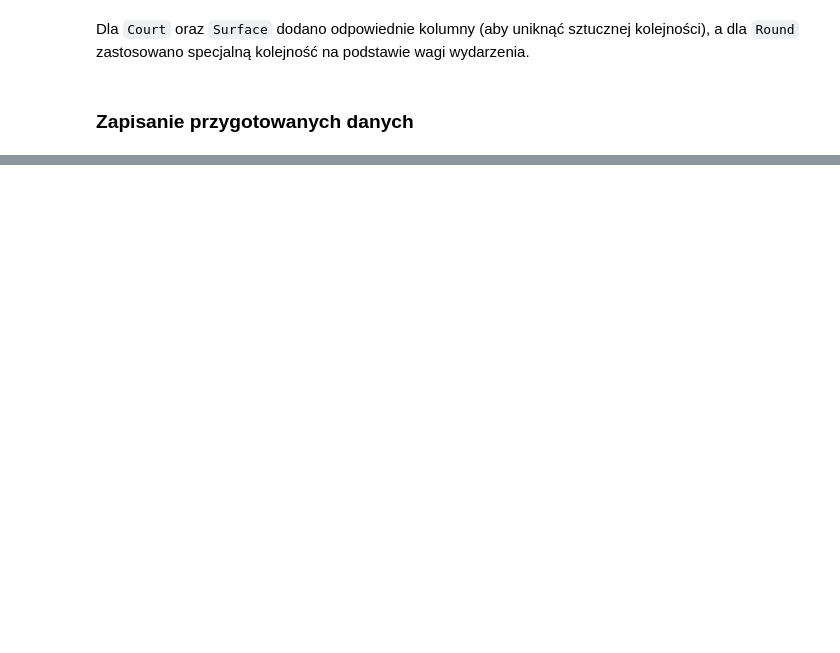
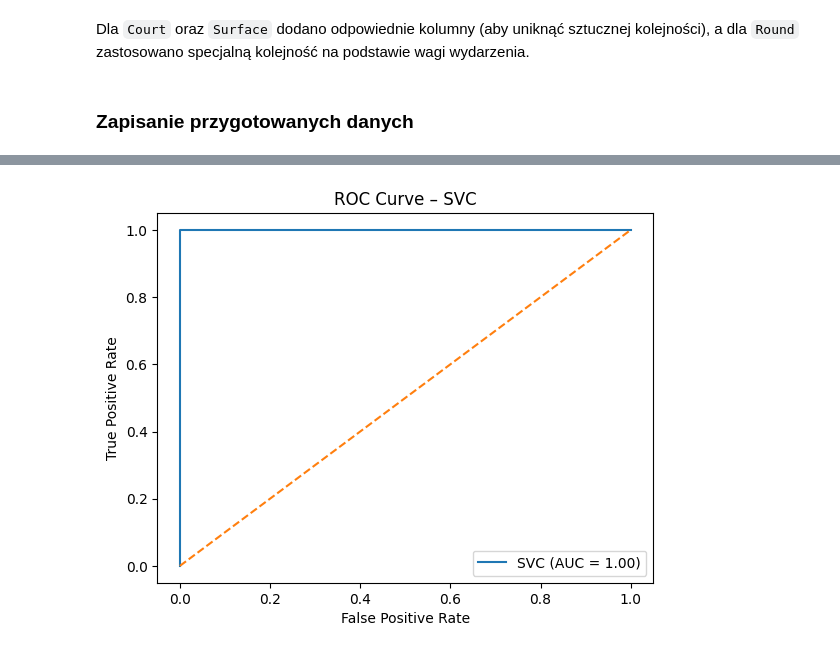
Before and after one commit to DeporS/data-minig-project, a Jupyter notebook: src/process_data.ipynb, the cells around one changed output, grey strips where cells are left out. Drawn from its saved outputs; the diff is of its cells as text; code cells hidden in the pictures; blank space fills up the shorter version.

Commit message:
Add classification models

```diff
--- a/src/process_data.ipynb
+++ b/src/process_data.ipynb
@@ -325,3 +323,99 @@ Dla `Court` oraz `Surface` dodano odpowiednie kolumny (aby uniknąć sztucznej k
 ### Zapisanie przygotowanych danych
 # %%
 df.to_csv("../prepared_data/prepared_dataframe.csv")
+# %%
+import pandas as pd
+from sklearn.model_selection import train_test_split, GridSearchCV
+from sklearn.preprocessing import StandardScaler
+from sklearn.svm import SVC
+from sklearn.naive_bayes import GaussianNB
+from sklearn.tree import DecisionTreeClassifier
+from sklearn.metrics import accuracy_score, confusion_matrix, roc_auc_score, roc_curve, classification_report
+import matplotlib.pyplot as plt
+
+# 1. Wczytanie danych
+df = pd.read_csv('../prepared_data/prepared_dataframe.csv')
+df = df.dropna()
+# 2. Przygotowanie X i y
+X = df.drop(columns=[
+    'Player1_wins',     # etykieta
+    'Date',             # kolumna datetime
+    'Player_1',         # tekst
+    'Player_2',         # tekst      # tekst
+    'Score'             # tekst
+])
+y = df['Player1_wins']
+print(X)
+# 3. Podział na train/test (stratyfikacja po etykiecie)
+X_train, X_test, y_train, y_test = train_test_split(
+    X, y, test_size=0.2, random_state=42, stratify=y
+)
+
+# 4. Standaryzacja cech dla SVM
+scaler = StandardScaler()
+X_train_std = scaler.fit_transform(X_train)
+X_test_std = scaler.transform(X_test)
+
+# 5. Definicja modeli i – opcjonalnie – proste strojenie hiperparametrów
+models = {
+    'SVC': GridSearchCV(
+        SVC(probability=True, random_state=42),
+        param_grid={
+            'C': [0.1, 1, 10],
+            'kernel': ['rbf', 'linear']
+        },
+        cv=5,
+        scoring='roc_auc'
+    ),
+    'GaussianNB': GaussianNB(),
+    'DecisionTree': GridSearchCV(
+        DecisionTreeClassifier(random_state=42),
+        param_grid={
+            'max_depth': [None, 5, 10, 20],
+            'min_samples_leaf': [1, 5, 10]
+        },
+        cv=5,
+        scoring='roc_auc'
+    )
+}
+
+# 6. Trening
+for name, model in models.items():
+    if name == 'SVC':
+        model.fit(X_train_std, y_train)
+    else:
+        model.fit(X_train, y_train)
+    print(f"--- {name} trained ---")
+
+# 7. Ewaluacja
+results = {}
+for name, model in models.items():
+    if name == 'SVC':
+        X_eval = X_test_std
+    else:
+        X_eval = X_test
+
+    y_pred = model.predict(X_eval)
+    y_proba = model.predict_proba(X_eval)[:,1]
+
+    acc = accuracy_score(y_test, y_pred)
+    auc = roc_auc_score(y_test, y_proba)
+    cm = confusion_matrix(y_test, y_pred)
+
+    print(f"\n### {name} ###")
+    print("Accuracy:", acc)
+    print("AUC–ROC:", auc)
+    print("Confusion Matrix:\n", cm)
+    print("Classification Report:\n", classification_report(y_test, y_pred))
+
+    # ROC curve
+    fpr, tpr, _ = roc_curve(y_test, y_proba)
+    plt.figure()
+    plt.plot(fpr, tpr, label=f'{name} (AUC = {auc:.2f})')
+    plt.plot([0,1], [0,1], linestyle='--')
+    plt.xlabel('False Positive Rate')
+    plt.ylabel('True Positive Rate')
+    plt.title(f'ROC Curve – {name}')
+    plt.legend()
+    plt.show()
+# %% [output]
@@ -327,0 +439 @@ df.to_csv("../prepared_data/prepared_dataframe.csv")
+[figure, added]
```
Also changed, not shown: parts of 6 cells of this notebook.
